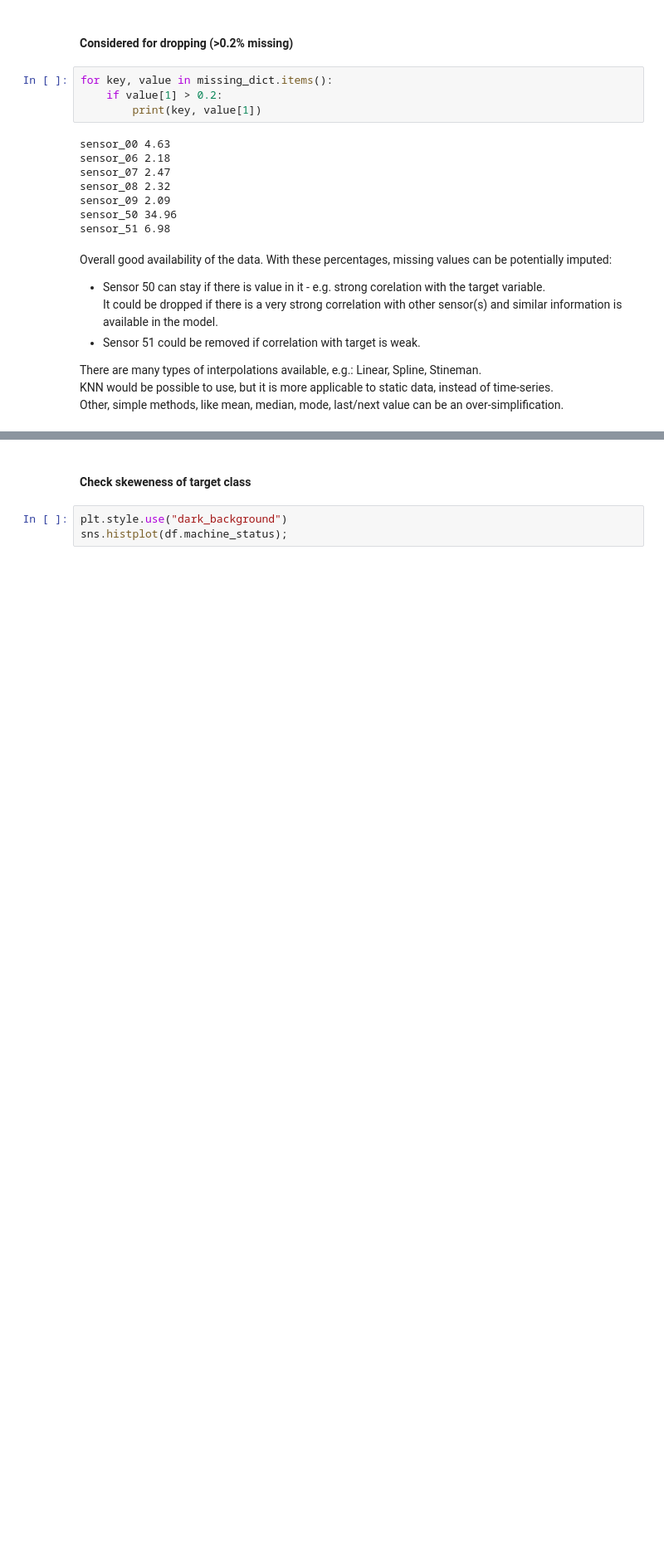
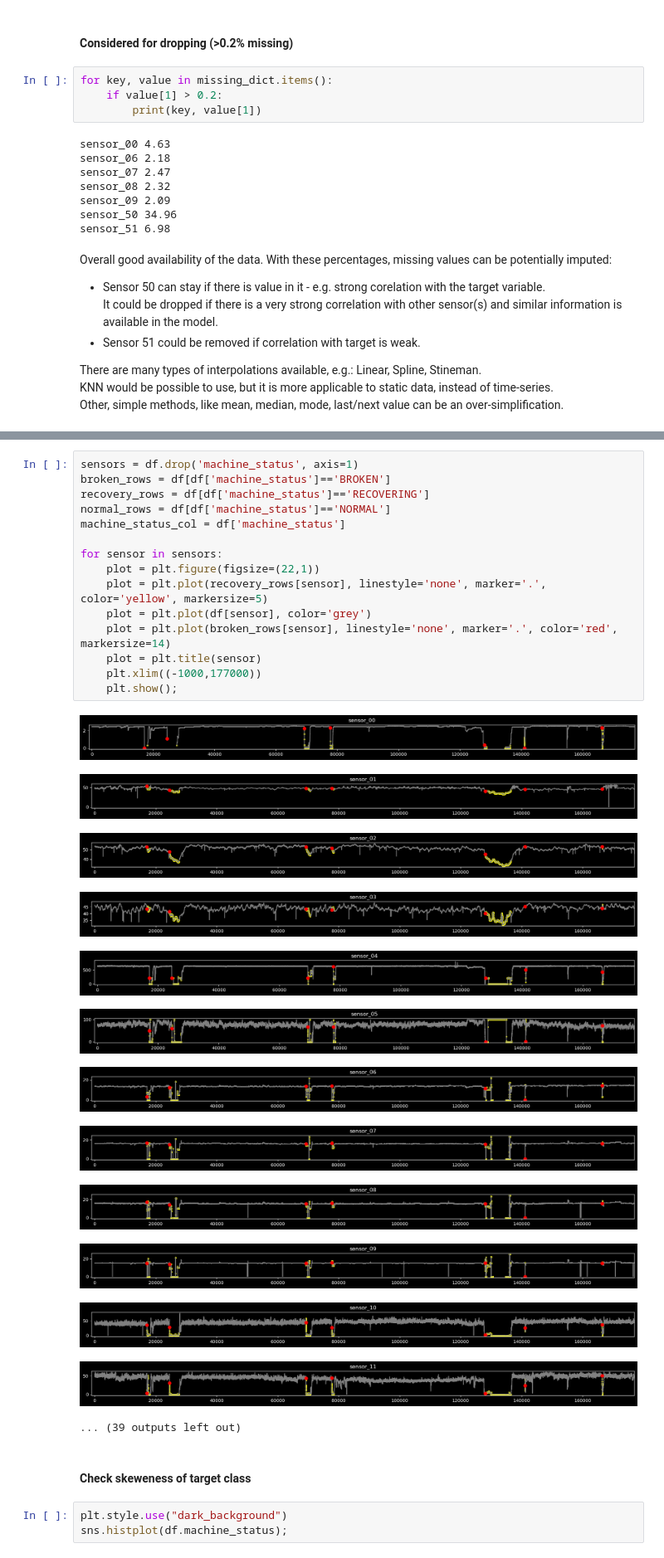
Before and after one commit to piotr-druzdzel/LSTM-for-Time-Series-Sensor-Data, a Jupyter notebook: main.ipynb, the cells around one changed output, grey strips where cells are left out. Shown at 83% size. Saved outputs shown, nothing was run; the diff lists cells and outputs as text; blank space fills up the shorter version.

Commit message:
recovery and broken timestamps plot

```diff
--- a/main.ipynb
+++ b/main.ipynb
@@ -143,3 +145,32 @@ Other, simple methods, like mean, median, mode, last/next value can be an over-s
+# %%
+sensors = df.drop('machine_status', axis=1)
+broken_rows = df[df['machine_status']=='BROKEN']
+recovery_rows = df[df['machine_status']=='RECOVERING']
+normal_rows = df[df['machine_status']=='NORMAL']
+machine_status_col = df['machine_status']
+
+for sensor in sensors:
+    plot = plt.figure(figsize=(22,1))
+    plot = plt.plot(recovery_rows[sensor], linestyle='none', marker='.', color='yellow', markersize=5)
+    plot = plt.plot(df[sensor], color='grey')
+    plot = plt.plot(broken_rows[sensor], linestyle='none', marker='.', color='red', markersize=14)
+    plot = plt.title(sensor)
+    plt.xlim((-1000,177000))
+    plt.show();
+# %% [output]
+[figure, added]
+[figure, added]
+[figure, added]
+[figure, added]
+[figure, added]
+[figure, added]
+[figure, added]
+[figure, added]
+[figure, added]
+[figure, added]
+[figure, added]
+[figure, added]
+... (39 outputs left out)
 # %% [markdown]
 #### Check skeweness of target class
 # %%
```
Also changed, not shown: parts of 2 cells of this notebook.
